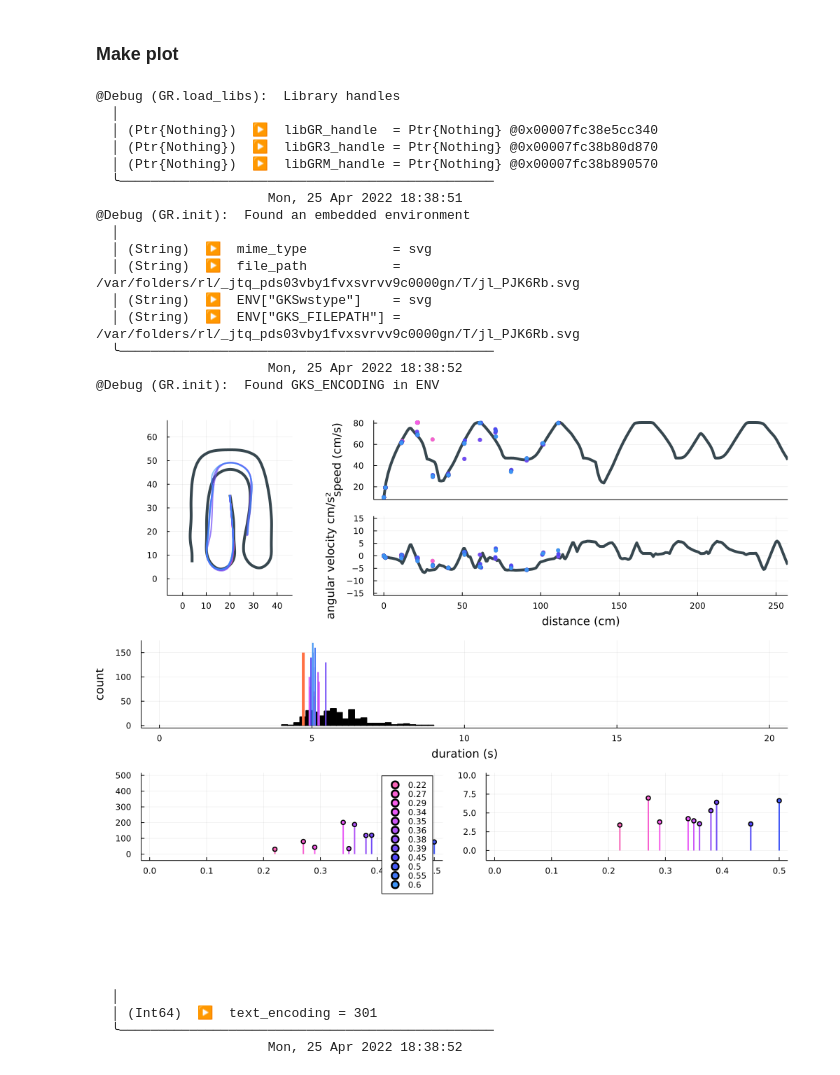
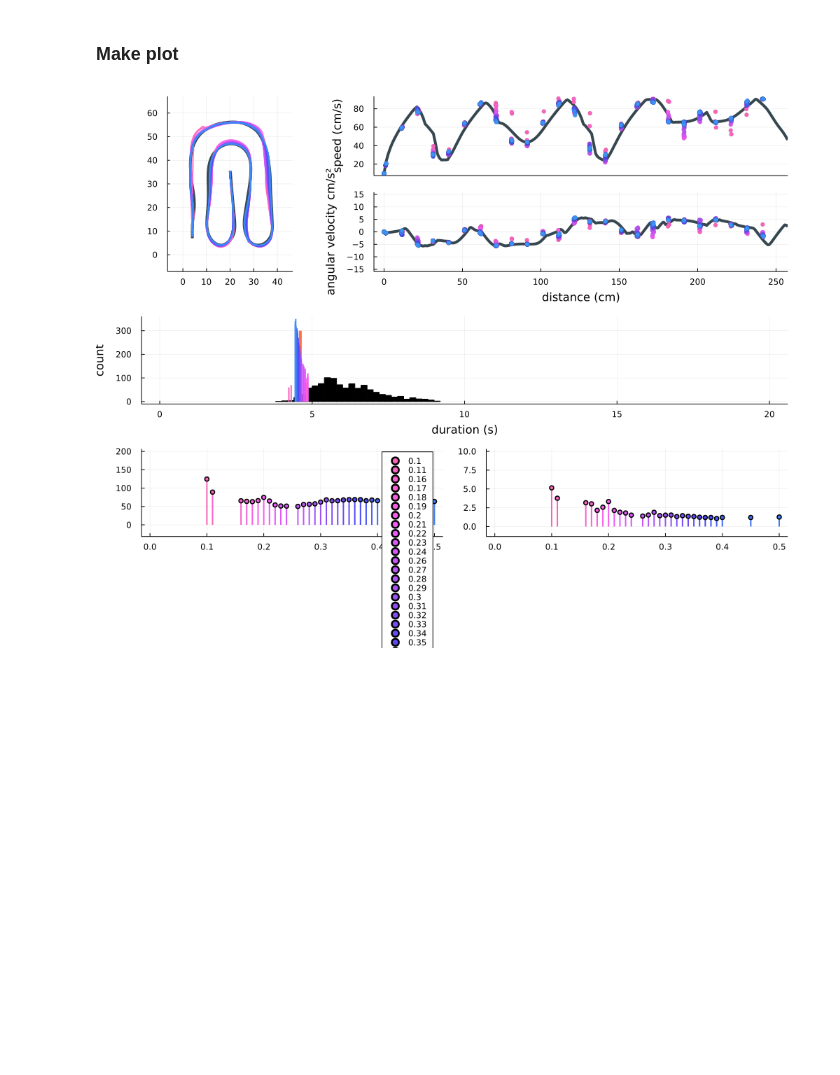
Before and after one commit to BrancoLab/LocomotionControl, a Jupyter notebook: thesis/chpt3/fig6.ipynb, the cells around one changed output. Drawn from its saved outputs; the diff is of its cells as text; code cells hidden in the pictures; blank space fills up the shorter version.

```diff
--- a/thesis/chpt3/fig6.ipynb
+++ b/thesis/chpt3/fig6.ipynb
@@ -52,5 +56,22 @@ end
 # %%
+function fix_solution_dtype(sol)
+    # for col in names(sol)
+    #     sol[:, col] = map(v-> v isa Number ? v : parse(Float64, v), sol[:, col])
+    # end
+    sol.Fu = map(v-> v isa Number ? v : parse(Float64, v), sol.Fu)
+    sol
+end
 # load MTM global solution
 globalsolution = DataFrame(CSV.File(joinpath(PATHS["horizons_sims_cache"], "global_solution.csv")))
-globalsolution = Solution(globalsolution);
+
+globalsolution = Solution(fix_solution_dtype(globalsolution));
 gs_speed = sqrt.(globalsolution.u .^ 2 .+ globalsolution.v .^ 2);
+# %%
+fixvec(vec) = map(v-> v isa Number ? v : parse(Float64, v), vec)
+
+function df2sol(df)
+    _keys = filter!(k -> Symbol(k) != :δt, names(df))
+    dt = "δt" ∈ names(df) ? df[1, :δt] : 0.0
+
+    return Solution(; Dict(map(k -> Symbol(k)=>fixvec(df[:, k]), _keys))..., δt=dt)
+end
@@ -57,5 +80,9 @@ gs_speed = sqrt.(globalsolution.u .^ 2 .+ globalsolution.v .^ 2);
 # %%
 # load individual solutions
 files = sort(glob("multiple_horizons_mtm_horizon_length*.csv", PATHS["horizons_sims_cache"]), lt=natural)
-solutions = map(file-> Solution(DataFrame(CSV.File(file))), files)
-names = map(file -> split(file, "_")[end][1:end-4], files);
+
+solutions_df = map(file->DataFrame(CSV.File(file)), files)
+solutions_df = map(sol -> fix_solution_dtype(sol), solutions_df)
+
+solutions = df2sol.(solutions_df)
+_names = map(file -> split(file, "_")[end][1:end-4], files);
@@ -73,8 +102,12 @@ struct Kinematics
 end
 
 function Kinematics(solution, points, planning_window)
-    solution.t[end] < globalsolution.t[end] && println("Solution ends before global solution ($planning_window)")
-    solution.t[end] < globalsolution.t[end] && return nothing
+    solution.s[end] < 258 && begin
+        println("Solution (window:$planning_window) ends before end of track")
+        return nothing
+    end
+    # solution.t[end] < globalsolution.t[end] && println("Solution ends before global solution ($planning_window)")
+    # solution.t[end] < globalsolution.t[end] && return nothing
 
     svals, s, ω = [], [], []
     for p in points
@@ -110,10 +143,10 @@ function MSE(globalsolution::Kinematics, solution::Kinematics)
 end
 
 
-pts = cpoints.points[2:end-1]
+pts = cpoints.points[4:end-1]
 
 gs_kinematics = Kinematics(globalsolution, pts, 100.1);
-solutions_kinematics = filter(k -> !isnothing(k), map(s -> Kinematics(s[1], pts, s[2]), zip(solutions, names)));
+solutions_kinematics = filter(k -> !isnothing(k), map(s -> Kinematics(s[1], pts, s[2]), zip(solutions, _names)));
 @info "Got $(length(solutions_kinematics)) solution kinematics  (out of $(length(files)) files)"
 
 MSEs = map(kin -> MSE(gs_kinematics, kin), solutions_kinematics);
@@ -189,7 +213,7 @@ histogram!(
     colorbar=false, label=nothing,
 )
 plot!(
-    [globalsolution.t[end], globalsolution.t[end]], [0, 150], subplot=4,
+    [globalsolution.t[end], globalsolution.t[end]], [0, 300], subplot=4,
     lw=4, color=salmon, alpha=1.0, label=nothing
 )
 
@@ -245,52 +269,32 @@ for i in 1:length(MSEs)
         [ms.planning_window],
         [ms.speed],
         color=colors[i],  subplot=5, label=ms.planning_window,
     )
 
     plot!(
         [ms.planning_window, ms.planning_window],
         [0, ms.ω],
         color=colors[i], lw=2, subplot=6, label=nothing
     )
     scatter!(
         [ms.planning_window],
         [ms.ω],
         color=colors[i],  subplot=6, label=nothing,
     )
 end
 # scatter!(
 #     getfield.(MSEs, :planning_window),
 #     getfield.(MSEs, :speed),
 #     subplot=5, label=nothing
 # )
 
 # set plot properties
 plot!(; subplot=2, xlim=[1, 250], xticks=[], ylabel="speed (cm/s)")
 plot!(; subplot=3, ylim=[-15, 15], xlim=[1, 250], xlabel="distance (cm)", ylabel="angular velocity cm/s²")
 plot!(; subplot=4, xlim=[0, 20], xlabel="duration (s)", ylabel="count")
-plot!(; subplot=5, ylim=[-25, 500], xlim=[0, .5])
+plot!(; subplot=5, ylim=[-25, 200], xlim=[0, .5])
 plot!(; subplot=6, ylim=[-1, 10], xlim=[0, .5])
 
 display(fig)
 # %% [output]
-@Debug (GR.load_libs):  Library handles
-  │
-  │ (Ptr{Nothing})  ▶  libGR_handle  = Ptr{Nothing} @0x00007fc38e5cc340
-  │ (Ptr{Nothing})  ▶  libGR3_handle = Ptr{Nothing} @0x00007fc38b80d870
-  │ (Ptr{Nothing})  ▶  libGRM_handle = Ptr{Nothing} @0x00007fc38b890570
-  ╰────────────────────────────────────────────────
-                      Mon, 25 Apr 2022 18:38:51
-@Debug (GR.init):  Found an embedded environment
-  │
-  │ (String)  ▶  mime_type           = svg
-  │ (String)  ▶  file_path           = /var/folders/rl/_jtq_pds03vby1fvxsvrvv9c0000gn/T/jl_PJK6Rb.svg
-  │ (String)  ▶  ENV["GKSwstype"]    = svg
-  │ (String)  ▶  ENV["GKS_FILEPATH"] = /var/folders/rl/_jtq_pds03vby1fvxsvrvv9c0000gn/T/jl_PJK6Rb.svg
-  ╰────────────────────────────────────────────────
-                      Mon, 25 Apr 2022 18:38:52
-@Debug (GR.init):  Found GKS_ENCODING in ENV
-[figure, old version]
+[figure, new version]
-  │
-  │ (Int64)  ▶  text_encoding = 301
-  ╰────────────────────────────────────────────────
-                      Mon, 25 Apr 2022 18:38:52
```
Also changed, not shown: parts of 6 cells of this notebook, 7 other files.
